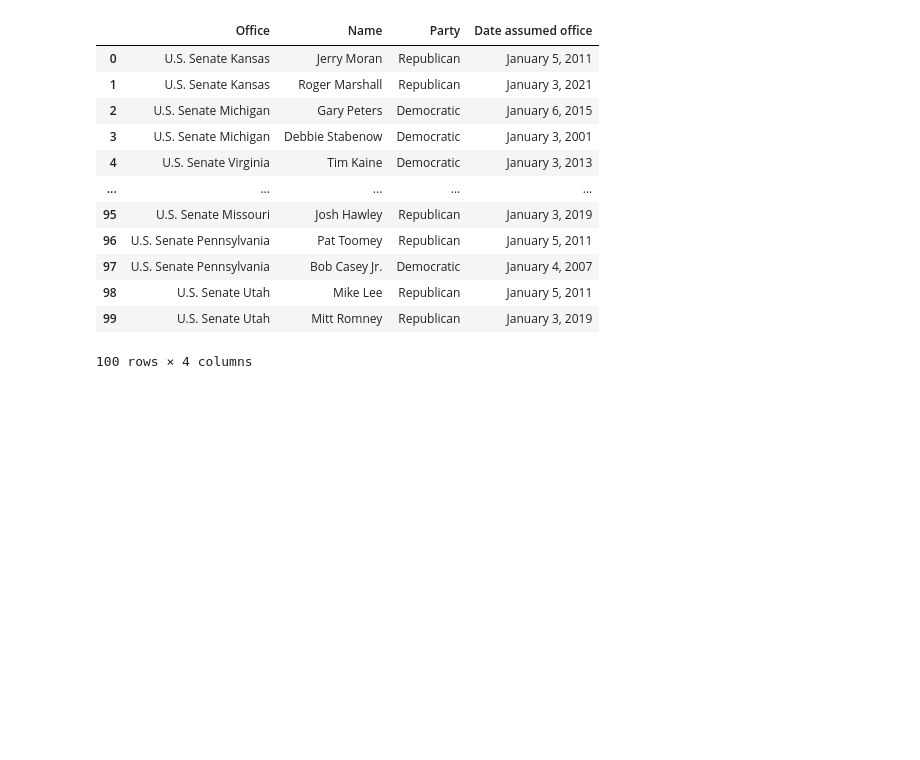
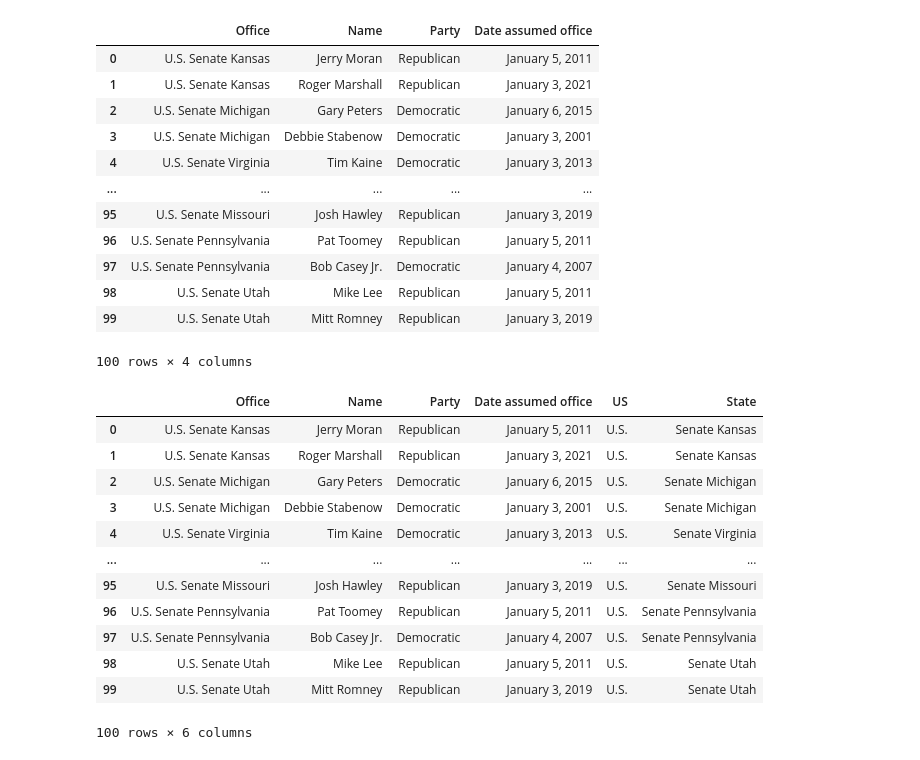
Before and after one commit to claws425/ETL-Project, a Jupyter notebook: ETLProject.ipynb, the cells around one changed output. Saved outputs shown, nothing was run; the diff lists cells and outputs as text; code cells hidden in the pictures; blank space fills up the shorter version.

Commit message:
split the Office column

```diff
--- a/ETLProject.ipynb
+++ b/ETLProject.ipynb
@@ -221,3 +221,29 @@ senator_df
 | 98 | U.S. Senate Utah | Mike Lee | Republican | January 5, 2011 |
 | 99 | U.S. Senate Utah | Mitt Romney | Republican | January 3, 2019 |
 100 rows × 4 columns
+# %%
+# new data frame with split value columns
+new = senator_df["Office"].str.split(" ", n = 1, expand = True)
+
+# making separate first name column from new data frame
+senator_df["US"]= new[0]
+
+# making separate first name column from new data frame
+senator_df["State"]= new[1]
+
+# view the data
+senator_df
+# %% [output]
+|  | Office | Name | Party | Date assumed office | US | State |
+| 0 | U.S. Senate Kansas | Jerry Moran | Republican | January 5, 2011 | U.S. | Senate Kansas |
+| 1 | U.S. Senate Kansas | Roger Marshall | Republican | January 3, 2021 | U.S. | Senate Kansas |
+| 2 | U.S. Senate Michigan | Gary Peters | Democratic | January 6, 2015 | U.S. | Senate Michigan |
+| 3 | U.S. Senate Michigan | Debbie Stabenow | Democratic | January 3, 2001 | U.S. | Senate Michigan |
+| 4 | U.S. Senate Virginia | Tim Kaine | Democratic | January 3, 2013 | U.S. | Senate Virginia |
+| ... | ... | ... | ... | ... | ... | ... |
+| 95 | U.S. Senate Missouri | Josh Hawley | Republican | January 3, 2019 | U.S. | Senate Missouri |
+| 96 | U.S. Senate Pennsylvania | Pat Toomey | Republican | January 5, 2011 | U.S. | Senate Pennsylvania |
+| 97 | U.S. Senate Pennsylvania | Bob Casey Jr. | Democratic | January 4, 2007 | U.S. | Senate Pennsylvania |
+| 98 | U.S. Senate Utah | Mike Lee | Republican | January 5, 2011 | U.S. | Senate Utah |
+| 99 | U.S. Senate Utah | Mitt Romney | Republican | January 3, 2019 | U.S. | Senate Utah |
+100 rows × 6 columns
```
